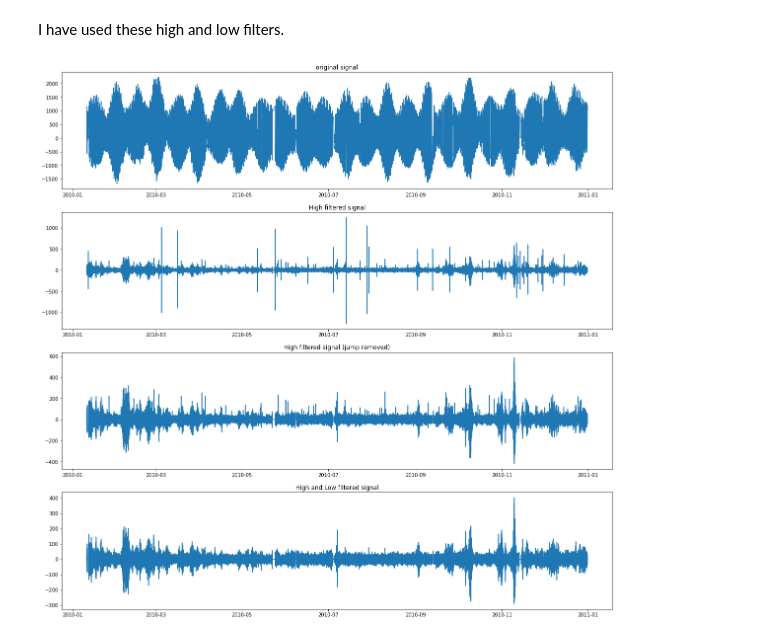
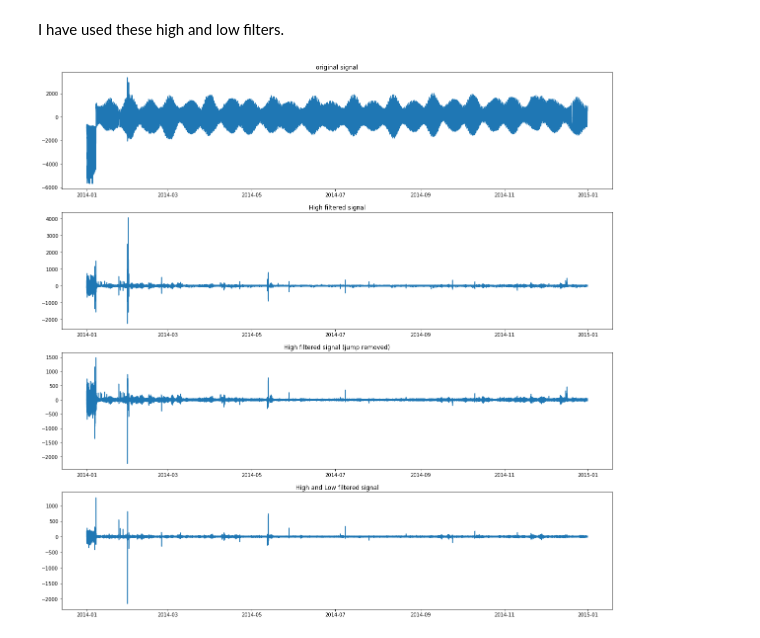
Before and after one commit to jhkim2/meteo_tsunami, a Jupyter notebook: notebook/01_Tide_Data_Cleaning/Data_Filtering.ipynb, the cells around one changed output. Drawn from its saved outputs; the diff is of its cells as text; code cells hidden in the pictures.

```diff
--- a/notebook/01_Tide_Data_Cleaning/Data_Filtering.ipynb
+++ b/notebook/01_Tide_Data_Cleaning/Data_Filtering.ipynb
@@ -124,15 +124,17 @@ plt.show()
 I have used these high and low filters.
 # %%
 # Load data
-Gauge = 'CAS'
-Year = '2010'
+Gauge = 'LAG'
+Year = '2014'
+fill_type = 'ffill'
 
-dataset = '/media/jihwan/DATA/Tide_gauges/jihwan/1min/'+Gauge+'/'+Year+'.nearest.pkl'
+indir = '/home/jihwan/docs/written-ups/notebook/Tutorials/meteo_tsunami/data/2014_jan/tide/'
+dataset = indir + Gauge + '/' + Year + '.'+fill_type + '.pkl'
 df = pd.read_pickle(dataset)
 # %%
 # For our case the unit is hour.
 df1 = df #.loc[60*24*30*10:60*24*30*(10+1)]
-order = 2
+order = 6
 NN = 60
 
 data = df1['eta']
@@ -140,32 +142,32 @@ data = df1['eta']
 filtered_data = butter_highpass_filter(data, 0.5, NN, order)
 
 plt.figure(figsize=(20,20))
 plt.subplot(411)
 plt.plot(df1['datetime'],data)
 plt.title('original signal')
 plt.subplot(412)
 plt.plot(df1['datetime'],filtered_data)
 plt.title('High filtered signal')
 plt.subplot(413)
 
 # This may be too restrictive?
 val0 = 0.
 for i in range(data.shape[0]):
     val = data.iloc[i]
     if val==val0:
         filtered_data[i-2:i+2]=0.
     val0=val
 
 plt.plot(df1['datetime'],filtered_data)
 plt.title('High filtered signal (jump removed)')
 
-cutoff = 6
+cutoff = 4
 
 filtered_data = butter_lowpass_filter(filtered_data, cutoff, NN, order)
 
 plt.subplot(414)
 plt.plot(df1['datetime'],filtered_data)
 plt.title('High and Low filtered signal')
 plt.show()
 # %% [output]
-[figure, old version]
+[figure, new version]
```
Also changed, not shown: parts of 1 cell of this notebook, 1 other file.
